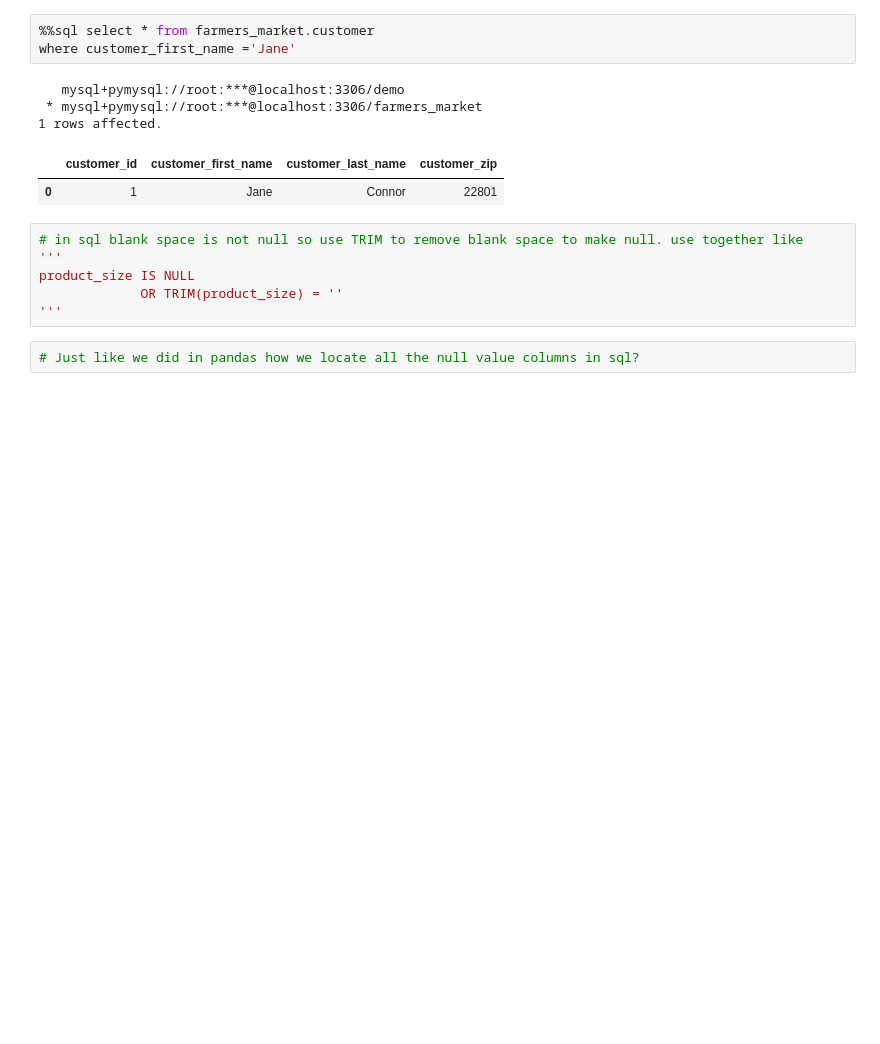
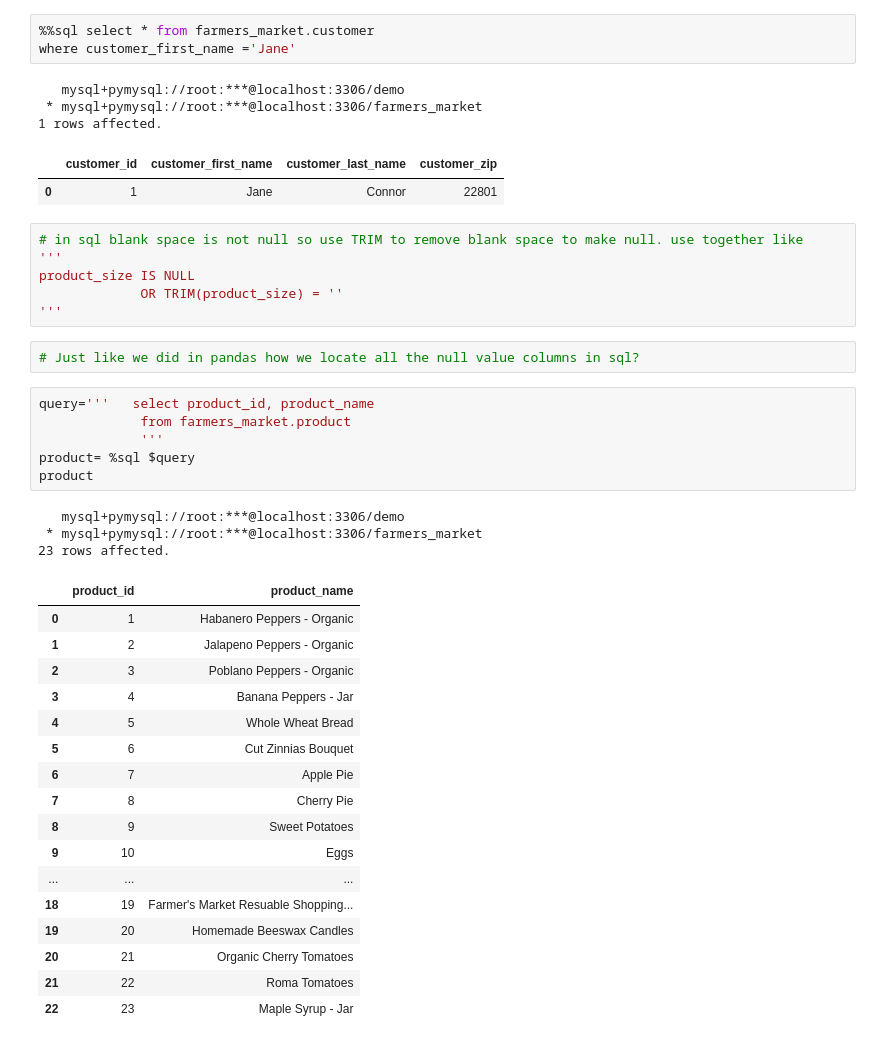
Before and after one commit to KunalNeon/SQL-For-Data-Scientist, a Jupyter notebook: sql.ipynb, the cells around one changed output. Drawn from its saved outputs; the diff is of its cells as text; blank space fills up the shorter version.

```diff
--- a/sql.ipynb
+++ b/sql.ipynb
@@ -588,3 +588,30 @@ product_size IS NULL
 '''
 # %%
 # Just like we did in pandas how we locate all the null value columns in sql?
+# %%
+query='''   select product_id, product_name
+             from farmers_market.product
+             '''
+product= %sql $query
+product
+# %% [output]
+   mysql+pymysql://root:***@localhost:3306/demo
+ * mysql+pymysql://root:***@localhost:3306/farmers_market
+23 rows affected.
+|  | product_id | product_name |
+| 0 | 1 | Habanero Peppers - Organic |
+| 1 | 2 | Jalapeno Peppers - Organic |
+| 2 | 3 | Poblano Peppers - Organic |
+| 3 | 4 | Banana Peppers - Jar |
+| 4 | 5 | Whole Wheat Bread |
+| 5 | 6 | Cut Zinnias Bouquet |
+| 6 | 7 | Apple Pie |
+| 7 | 8 | Cherry Pie |
+| 8 | 9 | Sweet Potatoes |
+| 9 | 10 | Eggs |
+| ... | ... | ... |
+| 18 | 19 | Farmer's Market Resuable Shopping... |
+| 19 | 20 | Homemade Beeswax Candles |
+| 20 | 21 | Organic Cherry Tomatoes |
+| 21 | 22 | Roma Tomatoes |
+| 22 | 23 | Maple Syrup - Jar |
```
Also changed, not shown: parts of 7 cells of this notebook.
